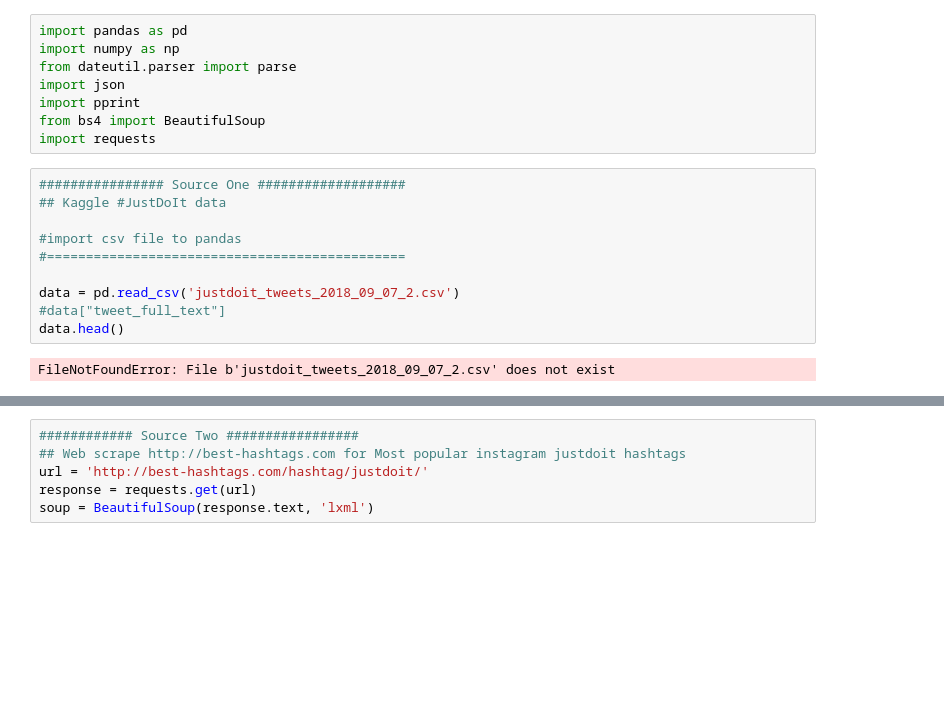
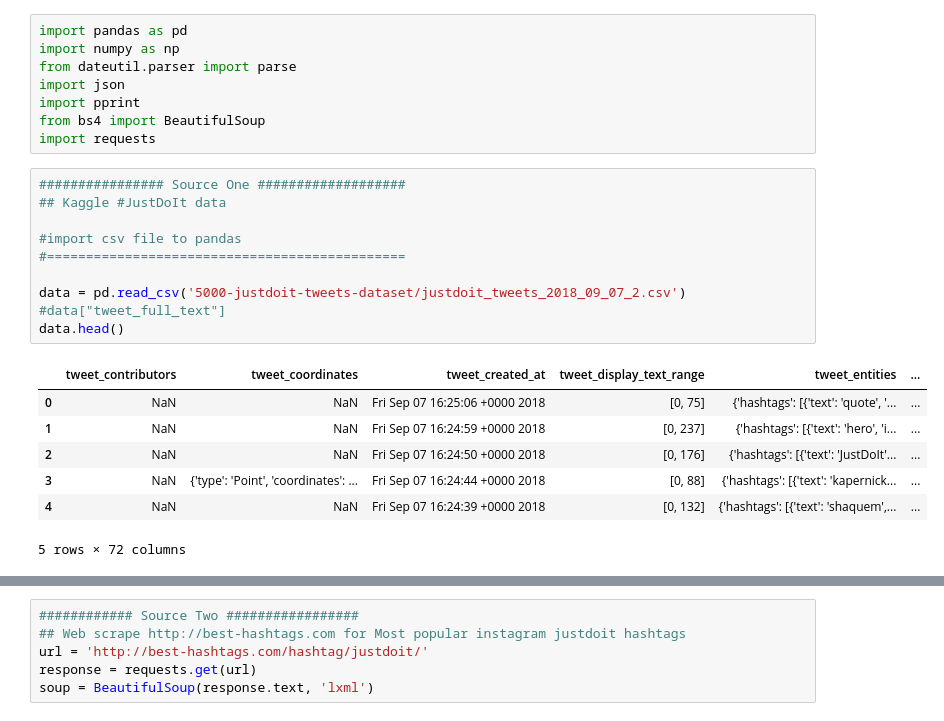
Before and after one commit to annatheking/Project2_ETL, a Jupyter notebook: Hashtag_JustDoIt.ipynb, the cells around one changed output, grey strips where cells are left out. Cells and saved outputs as stored; diff of their text form; blank space fills up the shorter version.

```diff
--- a/Hashtag_JustDoIt.ipynb
+++ b/Hashtag_JustDoIt.ipynb
@@ -9,15 +9,21 @@ import requests
 # %%
 ################ Source One ###################
 ## Kaggle #JustDoIt data
 
 #import csv file to pandas
 #==============================================
 
-data = pd.read_csv('justdoit_tweets_2018_09_07_2.csv')
+data = pd.read_csv('5000-justdoit-tweets-dataset/justdoit_tweets_2018_09_07_2.csv')
 #data["tweet_full_text"]
 data.head()
 # %% [output]
+|  | tweet_contributors | tweet_coordinates | tweet_created_at | tweet_display_text_range | tweet_entities | ... |
+| 0 | NaN | NaN | Fri Sep 07 16:25:06 +0000 2018 | [0, 75] | {'hashtags': [{'text': 'quote', '... | ... |
+| 1 | NaN | NaN | Fri Sep 07 16:24:59 +0000 2018 | [0, 237] | {'hashtags': [{'text': 'hero', 'i... | ... |
+| 2 | NaN | NaN | Fri Sep 07 16:24:50 +0000 2018 | [0, 176] | {'hashtags': [{'text': 'JustDoIt'... | ... |
+| 3 | NaN | {'type': 'Point', 'coordinates': ... | Fri Sep 07 16:24:44 +0000 2018 | [0, 88] | {'hashtags': [{'text': 'kapernick... | ... |
+| 4 | NaN | NaN | Fri Sep 07 16:24:39 +0000 2018 | [0, 132] | {'hashtags': [{'text': 'shaquem',... | ... |
-FileNotFoundError: File b'justdoit_tweets_2018_09_07_2.csv' does not exist
+5 rows × 72 columns
 # %%
 # Check available variables
 #==============================================
```
Also changed, not shown: parts of 15 cells of this notebook, 1 other file.
